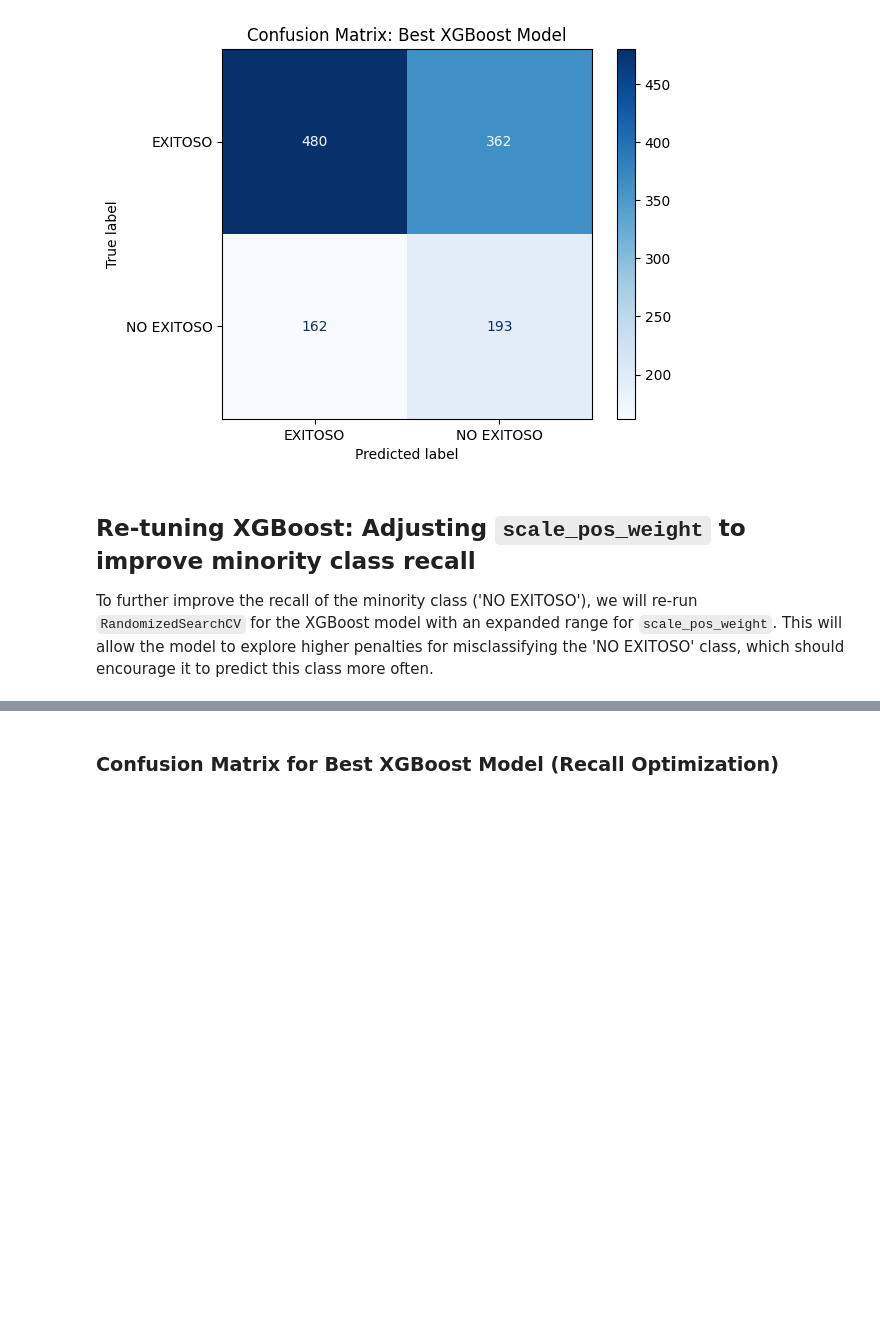
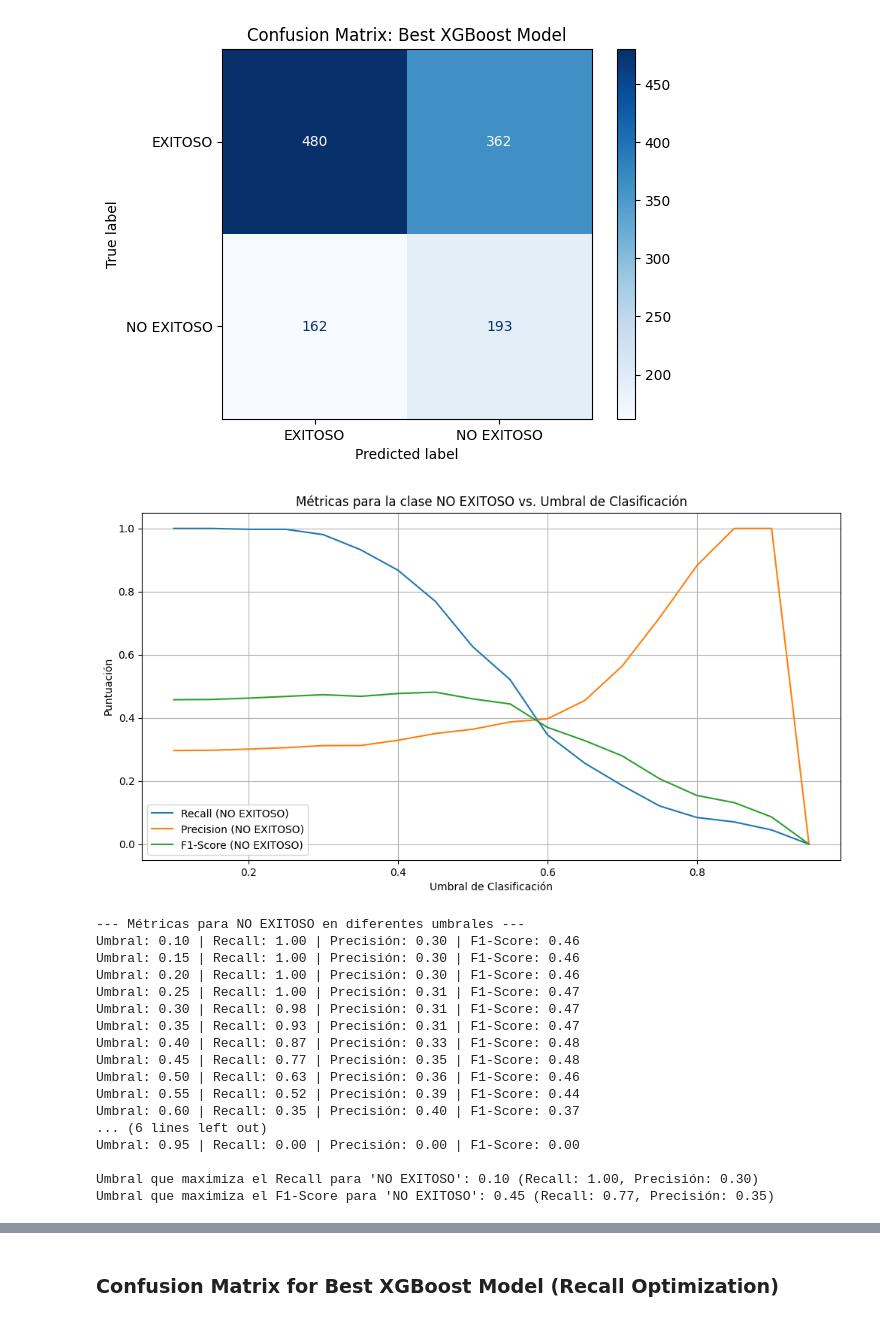
Before and after one commit to Andrea-125478/MCD, a Jupyter notebook: Artefacto.ipynb, the cells around one changed output, grey strips where cells are left out. Drawn from its saved outputs; the diff is of its cells as text; code cells hidden in the pictures; blank space fills up the shorter version.

```diff
--- a/Artefacto.ipynb
+++ b/Artefacto.ipynb
@@ -679,7 +635,76 @@ plt.title('Confusion Matrix: Best XGBoost Model')
 plt.show()
 # %% [output]
 [figure]
-# %% [markdown]
-## Re-tuning XGBoost: Adjusting `scale_pos_weight` to improve minority class recall
-
-To further improve the recall of the minority class ('NO EXITOSO'), we will re-run `RandomizedSearchCV` for the XGBoost model with an expanded range for `scale_pos_weight`. This will allow the model to explore higher penalties for misclassifying the 'NO EXITOSO' class, which should encourage it to predict this class more often.
+# %%
+from sklearn.metrics import precision_score, recall_score, f1_score
+import numpy as np
+import matplotlib.pyplot as plt
+
+# Get predicted probabilities for the positive class ('NO EXITOSO' which is encoded as 1)
+y_pred_proba = best_xgb_model_recall.predict_proba(X_test)[:, 1]
+
+# Define the range of thresholds to test
+thresholds = np.arange(0.1, 1.0, 0.05) # Test thresholds from 0.1 to 0.95
+
+recall_scores = []
+precision_scores = []
+f1_scores = []
+
+for threshold in thresholds:
+    y_pred_threshold = (y_pred_proba >= threshold).astype(int)
+
+    # Calculate metrics for the 'NO EXITOSO' class (positive class, 1)
+    recall = recall_score(y_test_encoded, y_pred_threshold, pos_label=1)
+    precision = precision_score(y_test_encoded, y_pred_threshold, pos_label=1)
+    f1 = f1_score(y_test_encoded, y_pred_threshold, pos_label=1)
+
+    recall_scores.append(recall)
+    precision_scores.append(precision)
+    f1_scores.append(f1)
+
+# Plotting the results
+plt.figure(figsize=(12, 6))
+plt.plot(thresholds, recall_scores, label='Recall (NO EXITOSO)')
+plt.plot(thresholds, precision_scores, label='Precision (NO EXITOSO)')
+plt.plot(thresholds, f1_scores, label='F1-Score (NO EXITOSO)')
+
+plt.xlabel('Umbral de Clasificación')
+plt.ylabel('Puntuación')
+plt.title('Métricas para la clase NO EXITOSO vs. Umbral de Clasificación')
+plt.legend()
+plt.grid(True)
+plt.show()
+
+# Optionally, print some key metrics for specific thresholds
+print("\n--- Métricas para NO EXITOSO en diferentes umbrales ---")
+for i, threshold in enumerate(thresholds):
+    print(f"Umbral: {threshold:.2f} | Recall: {recall_scores[i]:.2f} | Precisión: {precision_scores[i]:.2f} | F1-Score: {f1_scores[i]:.2f}")
+
+# Let's find the threshold that maximizes recall for NO EXITOSO
+max_recall_threshold_index = np.argmax(recall_scores)
+best_recall_threshold = thresholds[max_recall_threshold_index]
+print(f"\nUmbral que maximiza el Recall para 'NO EXITOSO': {best_recall_threshold:.2f} (Recall: {recall_scores[max_recall_threshold_index]:.2f}, Precisión: {precision_scores[max_recall_threshold_index]:.2f})")
+
+# Let's find the threshold that maximizes F1-Score for NO EXITOSO
+max_f1_threshold_index = np.argmax(f1_scores)
+best_f1_threshold = thresholds[max_f1_threshold_index]
+print(f"Umbral que maximiza el F1-Score para 'NO EXITOSO': {best_f1_threshold:.2f} (Recall: {recall_scores[max_f1_threshold_index]:.2f}, Precisión: {precision_scores[max_f1_threshold_index]:.2f})")
+# %% [output]
+[figure, added]
+--- Métricas para NO EXITOSO en diferentes umbrales ---
+Umbral: 0.10 | Recall: 1.00 | Precisión: 0.30 | F1-Score: 0.46
+Umbral: 0.15 | Recall: 1.00 | Precisión: 0.30 | F1-Score: 0.46
+Umbral: 0.20 | Recall: 1.00 | Precisión: 0.30 | F1-Score: 0.46
+Umbral: 0.25 | Recall: 1.00 | Precisión: 0.31 | F1-Score: 0.47
+Umbral: 0.30 | Recall: 0.98 | Precisión: 0.31 | F1-Score: 0.47
+Umbral: 0.35 | Recall: 0.93 | Precisión: 0.31 | F1-Score: 0.47
+Umbral: 0.40 | Recall: 0.87 | Precisión: 0.33 | F1-Score: 0.48
+Umbral: 0.45 | Recall: 0.77 | Precisión: 0.35 | F1-Score: 0.48
+Umbral: 0.50 | Recall: 0.63 | Precisión: 0.36 | F1-Score: 0.46
+Umbral: 0.55 | Recall: 0.52 | Precisión: 0.39 | F1-Score: 0.44
+Umbral: 0.60 | Recall: 0.35 | Precisión: 0.40 | F1-Score: 0.37
+... (6 lines left out)
+Umbral: 0.95 | Recall: 0.00 | Precisión: 0.00 | F1-Score: 0.00
+
+Umbral que maximiza el Recall para 'NO EXITOSO': 0.10 (Recall: 1.00, Precisión: 0.30)
+Umbral que maximiza el F1-Score para 'NO EXITOSO': 0.45 (Recall: 0.77, Precisión: 0.35)
```
Also changed, not shown: parts of 11 cells of this notebook.
